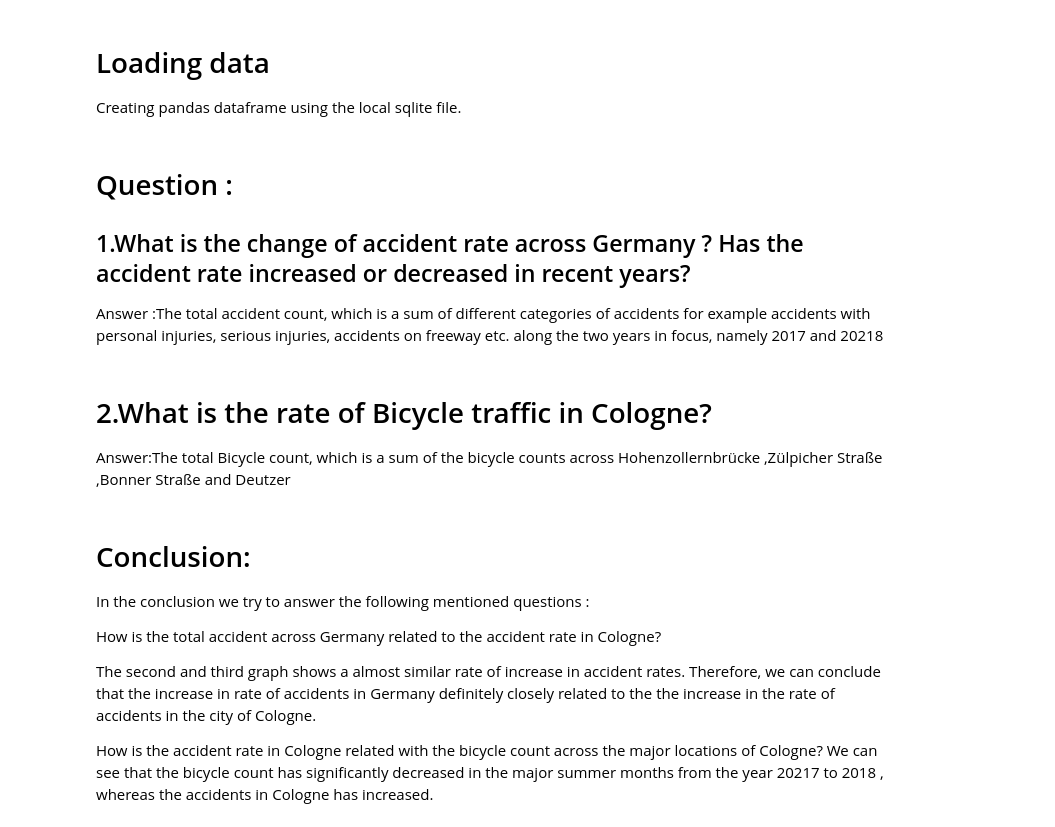
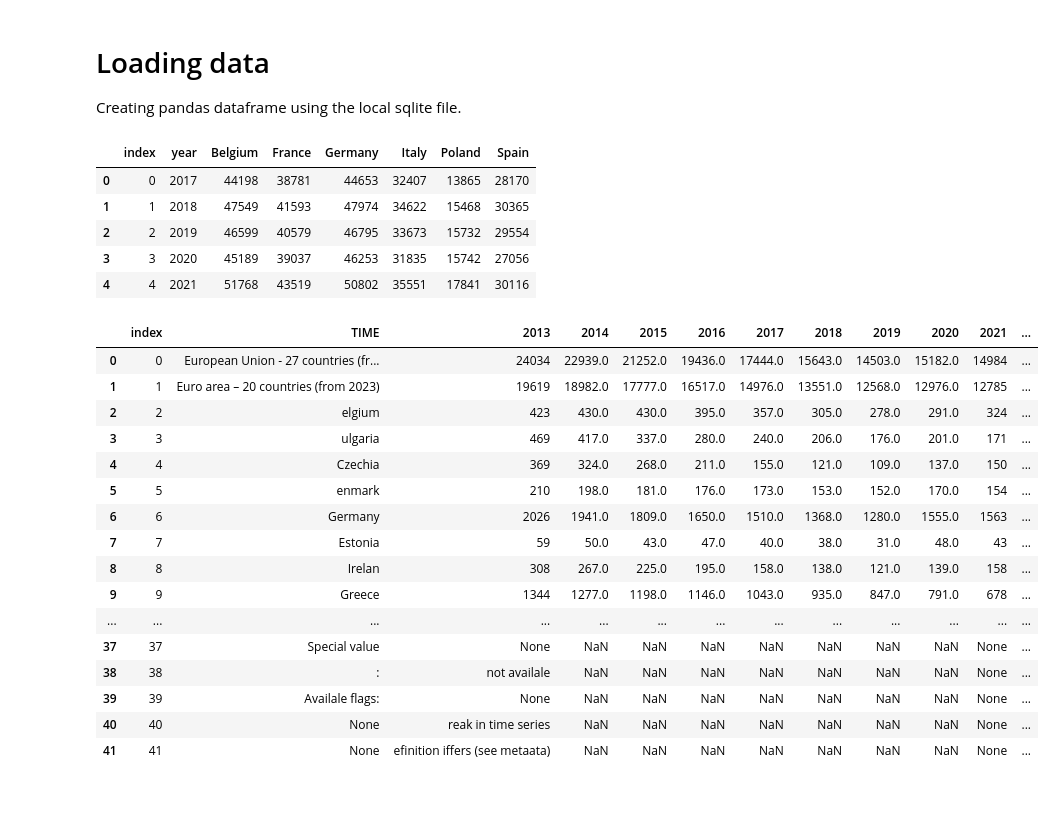
Before and after one commit to ka92tevi/made-template, a Jupyter notebook: project/report.ipynb, the cells around one changed output. Cells and saved outputs as stored; diff of their text form; code cells hidden in the pictures; blank space fills up the shorter version.

```diff
--- a/project/report.ipynb
+++ b/project/report.ipynb
@@ -117,6 +123,0 @@ df_rate= pd.read_sql_table('Unemployment rate', 'sqlite:///my_database.db')
-# %% [markdown]
-# Question :
-
-## 1.What is the change of accident rate across Germany ? Has the accident rate increased or decreased in recent years?
-
-Answer :The total accident count, which is a sum of different categories of accidents for example accidents with personal injuries, serious injuries, accidents on freeway etc. along the two years in focus, namely 2017 and 20218
@@ -148,4 +123,0 @@ plt.show()
-# %% [markdown]
-# 2.What is the rate of Bicycle traffic in Cologne?
-
-Answer:The total Bicycle count, which is a sum of the bicycle counts across Hohenzollernbrücke ,Zülpicher Straße ,Bonner Straße and Deutzer
@@ -176,11 +124,40 @@ plt.show()
-# %% [markdown]
-# Conclusion:
-
-In the conclusion we try to answer the following mentioned questions :
-
-How is the total accident across Germany related to the accident rate in Cologne?
-
-The second and third graph shows a almost similar rate of increase in accident rates. Therefore, we can conclude that the increase in rate of accidents in Germany definitely closely related to the the increase in the rate of accidents in the city of Cologne.
-
-How is the accident rate in Cologne related with the bicycle count across the major locations of Cologne?
-We can see that the bicycle count has significantly decreased in the major summer months from the year 20217 to 2018 , whereas the accidents in Cologne has increased.
+# %%
+import pandas as pd
+import sqlite3
+from IPython.display import display
+
+autopipeline = sqlite3.connect(r"D:\FAU\MADE\made-template\data\db_rituparna.sqlite")
+df_GDP_per_capita = pd.read_sql_query('SELECT * FROM "GDPcount"', autopipeline)
+df_Unemployment_by_sex_age = pd.read_sql_query('SELECT * FROM "Unemployment_rate"', autopipeline)
+
+
+#Close the database connection
+autopipeline.close()
+
+#Display the dataframe
+display(df_GDP_per_capita)
+display(df_Unemployment_by_sex_age)
+# %% [output]
+|  | index | year | Belgium | France | Germany | Italy | Poland | Spain |
+| 0 | 0 | 2017 | 44198 | 38781 | 44653 | 32407 | 13865 | 28170 |
+| 1 | 1 | 2018 | 47549 | 41593 | 47974 | 34622 | 15468 | 30365 |
+| 2 | 2 | 2019 | 46599 | 40579 | 46795 | 33673 | 15732 | 29554 |
+| 3 | 3 | 2020 | 45189 | 39037 | 46253 | 31835 | 15742 | 27056 |
+| 4 | 4 | 2021 | 51768 | 43519 | 50802 | 35551 | 17841 | 30116 |
+|  | index | TIME | 2013 | 2014 | 2015 | 2016 | 2017 | 2018 | 2019 | 2020 | 2021 | ... |
+| 0 | 0 | European Union - 27 countries (fr... | 24034 | 22939.0 | 21252.0 | 19436.0 | 17444.0 | 15643.0 | 14503.0 | 15182.0 | 14984 | ... |
+| 1 | 1 | Euro area – 20 countries (from 2023) | 19619 | 18982.0 | 17777.0 | 16517.0 | 14976.0 | 13551.0 | 12568.0 | 12976.0 | 12785 | ... |
+| 2 | 2 | elgium | 423 | 430.0 | 430.0 | 395.0 | 357.0 | 305.0 | 278.0 | 291.0 | 324 | ... |
+| 3 | 3 | ulgaria | 469 | 417.0 | 337.0 | 280.0 | 240.0 | 206.0 | 176.0 | 201.0 | 171 | ... |
+| 4 | 4 | Czechia | 369 | 324.0 | 268.0 | 211.0 | 155.0 | 121.0 | 109.0 | 137.0 | 150 | ... |
+| 5 | 5 | enmark | 210 | 198.0 | 181.0 | 176.0 | 173.0 | 153.0 | 152.0 | 170.0 | 154 | ... |
+| 6 | 6 | Germany | 2026 | 1941.0 | 1809.0 | 1650.0 | 1510.0 | 1368.0 | 1280.0 | 1555.0 | 1563 | ... |
+| 7 | 7 | Estonia | 59 | 50.0 | 43.0 | 47.0 | 40.0 | 38.0 | 31.0 | 48.0 | 43 | ... |
+| 8 | 8 | Irelan | 308 | 267.0 | 225.0 | 195.0 | 158.0 | 138.0 | 121.0 | 139.0 | 158 | ... |
+| 9 | 9 | Greece | 1344 | 1277.0 | 1198.0 | 1146.0 | 1043.0 | 935.0 | 847.0 | 791.0 | 678 | ... |
+| ... | ... | ... | ... | ... | ... | ... | ... | ... | ... | ... | ... | ... |
+| 37 | 37 | Special value | None | NaN | NaN | NaN | NaN | NaN | NaN | NaN | None | ... |
+| 38 | 38 | : | not availale | NaN | NaN | NaN | NaN | NaN | NaN | NaN | None | ... |
+| 39 | 39 | Availale flags: | None | NaN | NaN | NaN | NaN | NaN | NaN | NaN | None | ... |
+| 40 | 40 | None | reak in time series | NaN | NaN | NaN | NaN | NaN | NaN | NaN | None | ... |
+| 41 | 41 | None | efinition iffers (see metaata) | NaN | NaN | NaN | NaN | NaN | NaN | NaN | None | ... |
```
Also changed, not shown: parts of 13 cells of this notebook.
